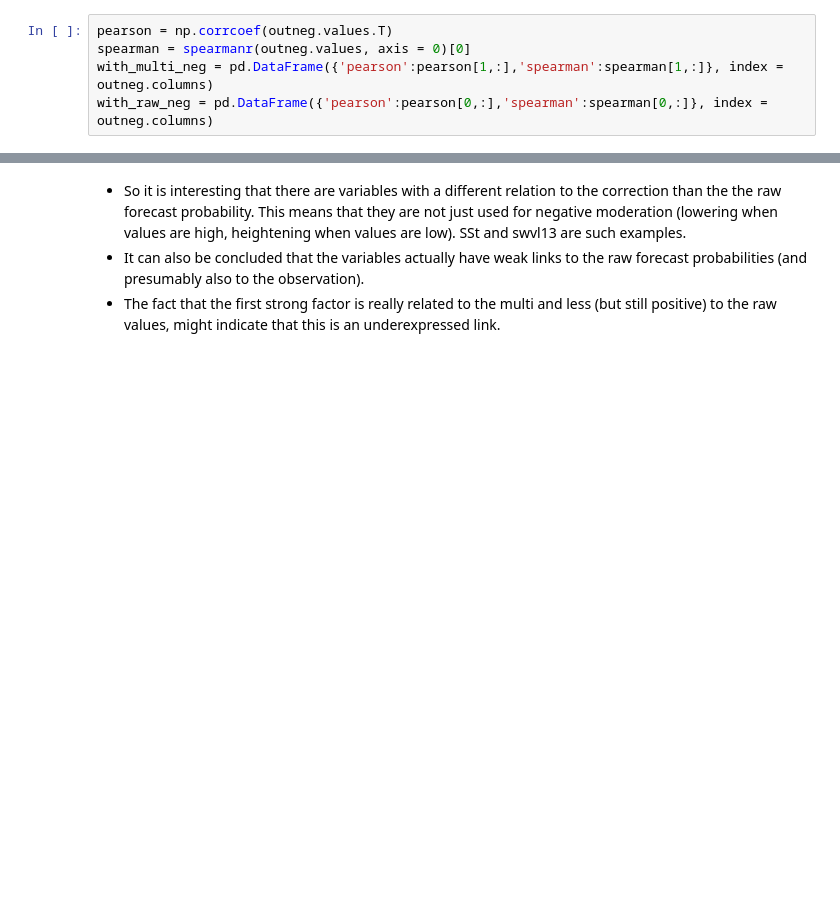
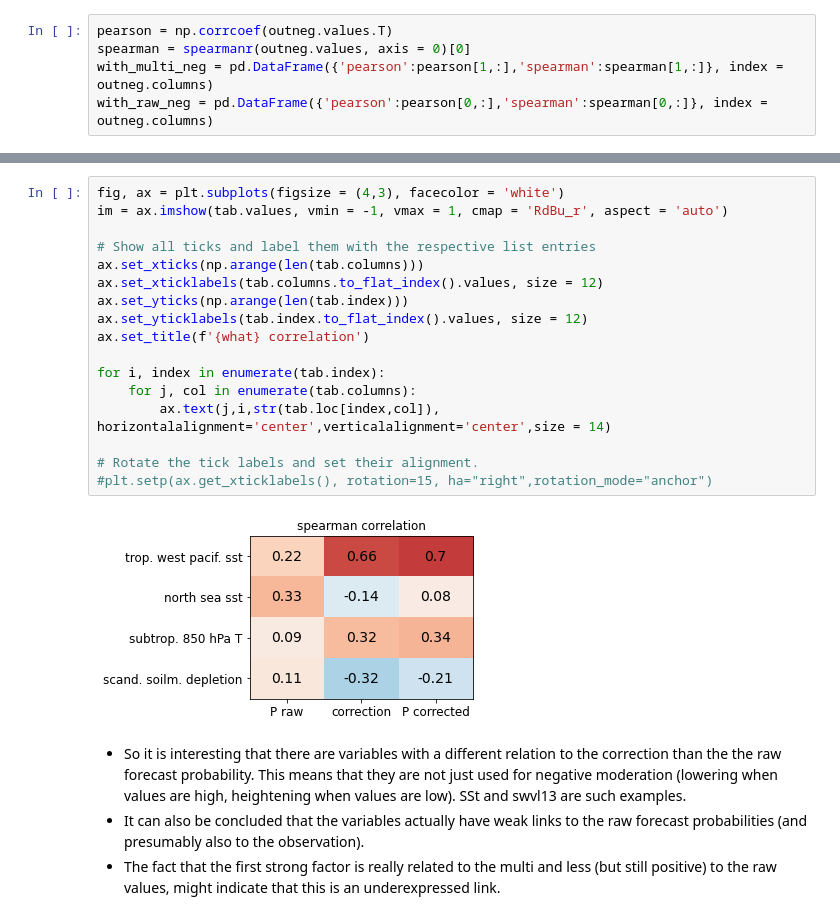
Before and after one commit to chiemvs/Hybrid, a Jupyter notebook: notebooks/model_behavior.ipynb, the cells around one changed output, grey strips where cells are left out. Drawn from its saved outputs; the diff is of its cells as text; blank space fills up the shorter version.

```diff
--- a/notebooks/model_behavior.ipynb
+++ b/notebooks/model_behavior.ipynb
@@ -195,3 +176,22 @@ pd.concat([with_multi,with_raw], axis = 1, keys = ['multi','raw']).loc[:,(slice(
+# %%
+fig, ax = plt.subplots(figsize = (4,3), facecolor = 'white')
+im = ax.imshow(tab.values, vmin = -1, vmax = 1, cmap = 'RdBu_r', aspect = 'auto')
+
+# Show all ticks and label them with the respective list entries
+ax.set_xticks(np.arange(len(tab.columns)))
+ax.set_xticklabels(tab.columns.to_flat_index().values, size = 12)
+ax.set_yticks(np.arange(len(tab.index)))
+ax.set_yticklabels(tab.index.to_flat_index().values, size = 12)
+ax.set_title(f'{what} correlation')
+
+for i, index in enumerate(tab.index):
+    for j, col in enumerate(tab.columns):
+        ax.text(j,i,str(tab.loc[index,col]), horizontalalignment='center',verticalalignment='center',size = 14)
+
+# Rotate the tick labels and set their alignment.
+#plt.setp(ax.get_xticklabels(), rotation=15, ha="right",rotation_mode="anchor")
+# %% [output]
+[figure, added]
 # %% [markdown]
 * So it is interesting that there are variables with a different relation to the correction than the the raw forecast probability. This means that they are not just used for negative moderation (lowering when values are high, heightening when values are low). SSt and swvl13 are such examples.
 * It can also be concluded that the variables actually have weak links to the raw forecast probabilities (and presumably also to the observation).
```
Also changed, not shown: parts of 36 cells of this notebook.
